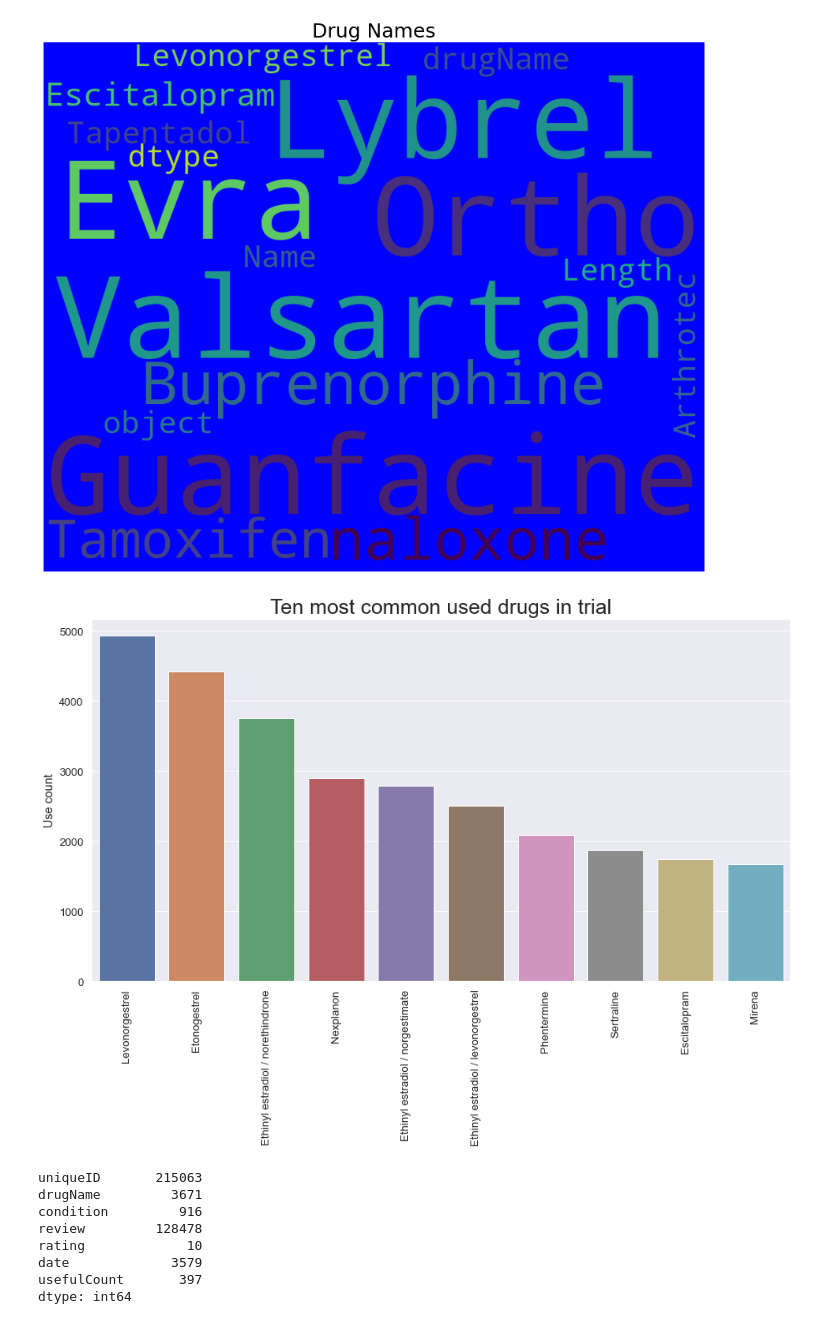
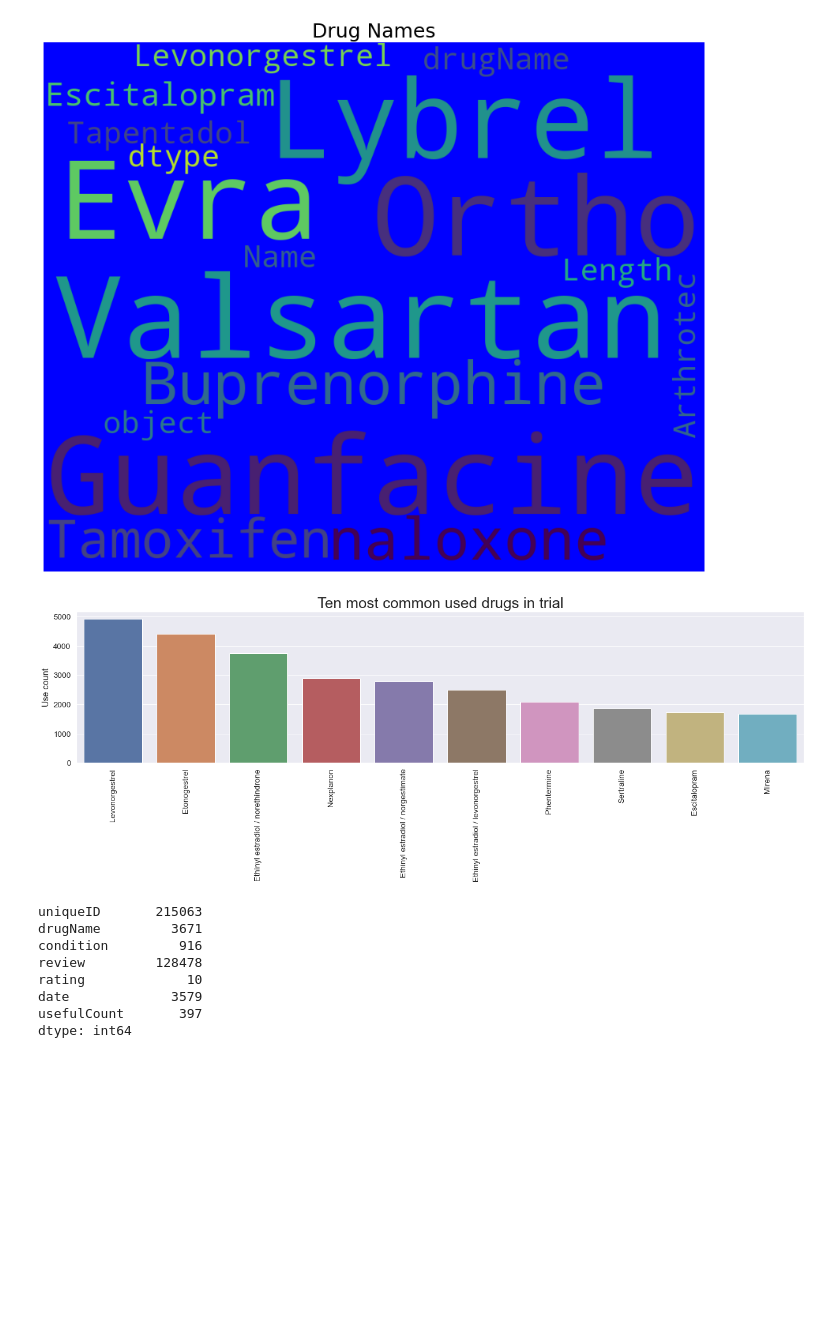
Before and after one commit to Cpizzle1/drug_sentiment_analysis, a Jupyter notebook: notebooks/eda.ipynb, the cells around one changed output. Saved outputs shown, nothing was run; the diff lists cells and outputs as text; code cells hidden in the pictures; blank space fills up the shorter version.

```diff
--- a/notebooks/eda.ipynb
+++ b/notebooks/eda.ipynb
@@ -68,31 +68,32 @@ plt.show()
 # %%
 # df1 = data['drugName'].value_counts()
 # sns.set(font_scale = 1.2, style = 'darkgrid')
 
 # sns_ = sns.barplot(x = df1.index, y = df1.values, palette = 'mako')
 # # sns_.set_xlabel('Drug Names')
 # sns_.set_title("Top 10 Drugs", fontsize = 25)
 # plt.setp(sns_.get_xticklabels(), rotation = 90)
 # # plt.savefig('top_drugs_for_birth_control.png');df1 = data[data['condition'] == 'Birth Control']['drugName'].value_counts()[0: 10]
 # sns.set(font_scale = 1.2, style = 'darkgrid')
 
 # sns_ = sns.barplot(x = df1.index, y = df1.values, palette = 'mako')
 # # sns_.set_xlabel('Drug Names')
 # sns_.set_title("Top 10 Drugs used for Birth Control", fontsize = 25)
 # plt.setp(sns_.get_xticklabels(), rotation = 90)
 # plt.savefig('top_drugs_for_birth_control.png');
 # sns.countplot(data = data, x = 'drugName', order = data.drugName.value_counts().iloc[:10].sort_values())
 # data.info()
 fontdict = {'fontsize':25}
 ax = sns.countplot(x='drugName',data=data,order=pd.value_counts(data['drugName']).iloc[:10].index)
 ax.set_title('Ten most common used drugs in trial', fontdict = fontdict)
 ax.set_ylabel("Use count")
 ax.set_xlabel("")
 # ax.set_xticklabels(rotation=90)
 plt.setp(ax.get_xticklabels(), rotation=90)
+plt.tight_layout()
 plt.savefig('Ten_most_common_drugs.png');
 # %% [output]
-[figure, old version]
+[figure, new version]
 # %%
 data.nunique()
 # %% [output]
```
Also changed, not shown: 1 other file.
